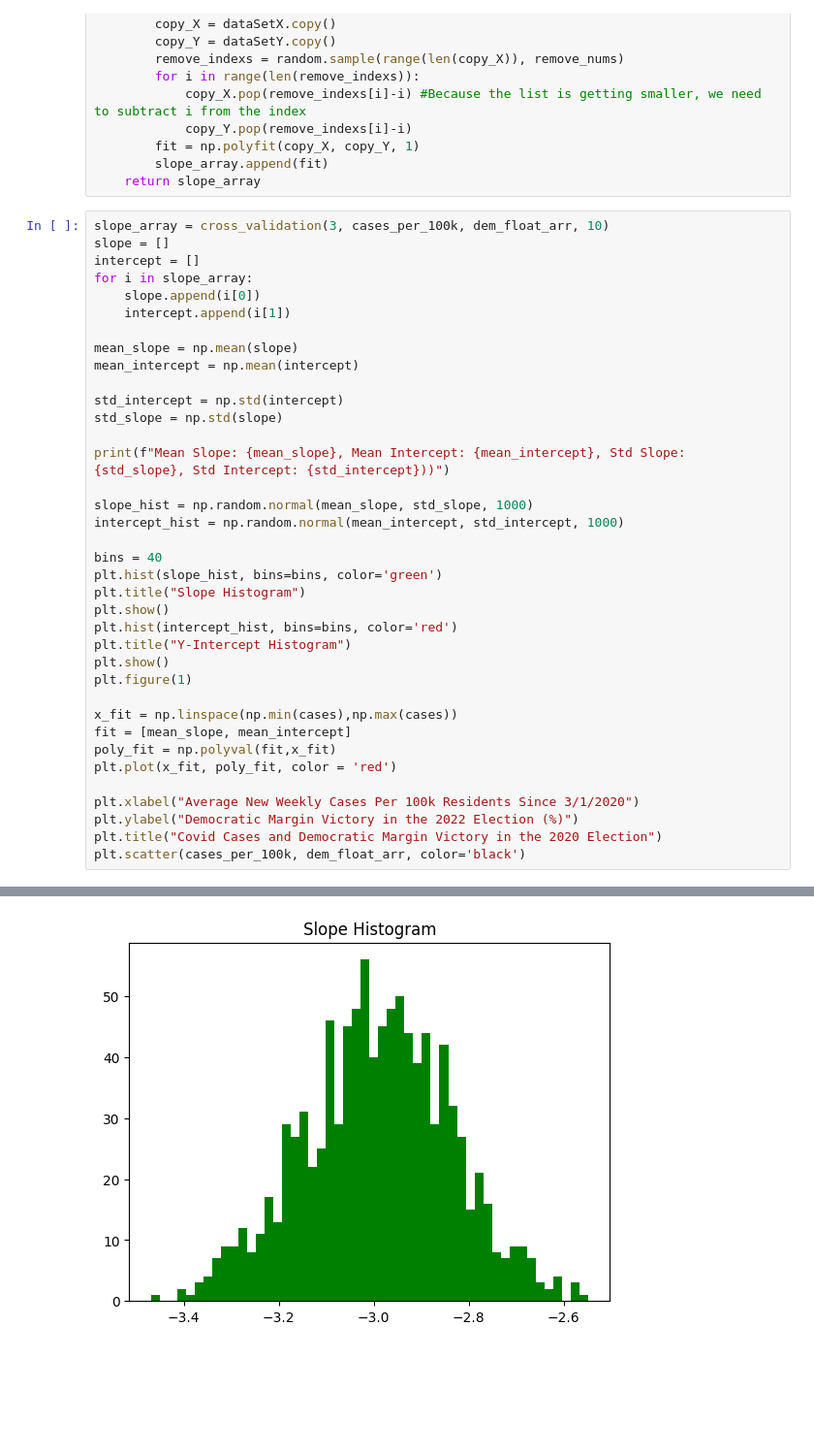
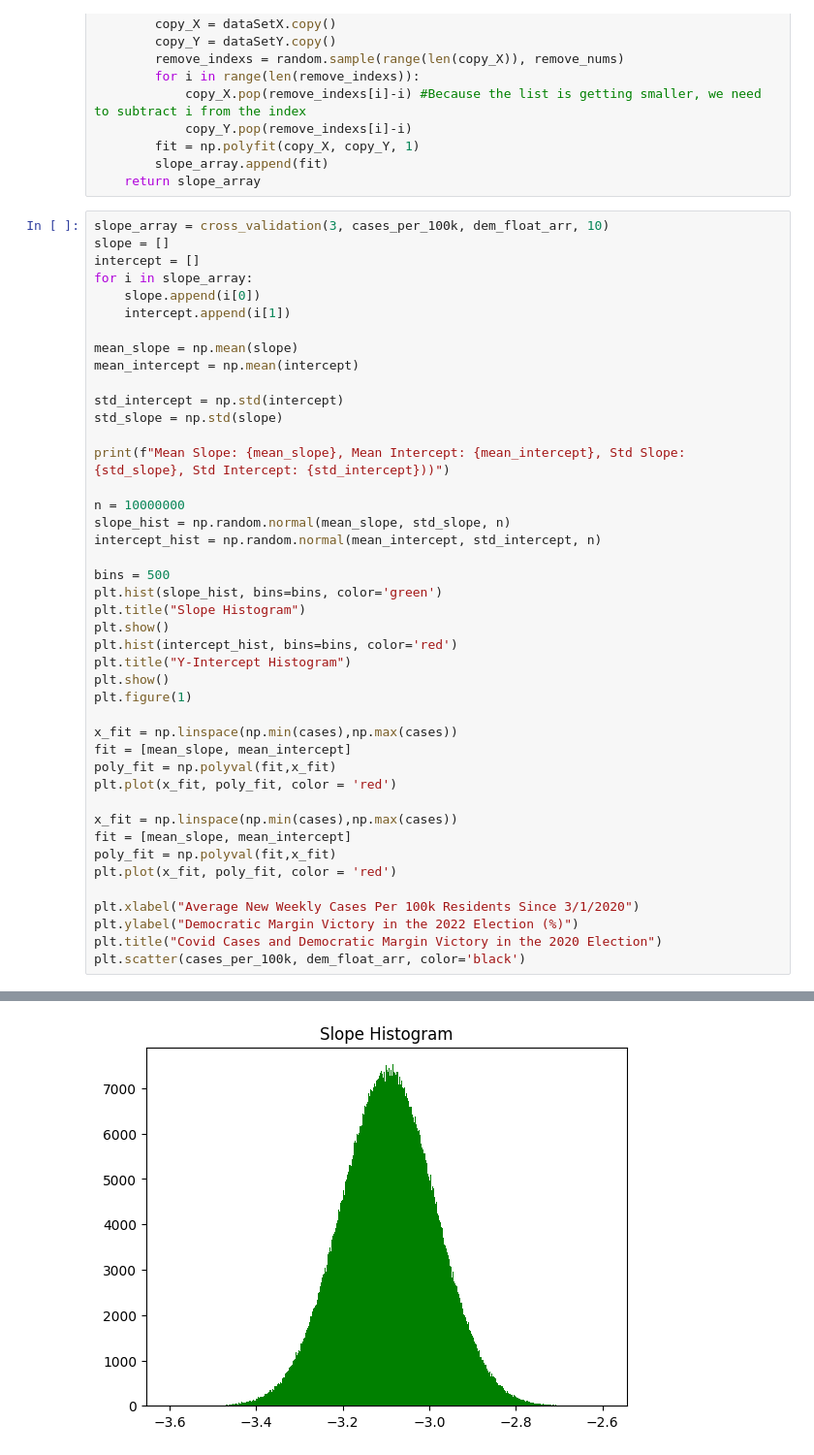
Before and after one commit to alexanderschatzberg/qr_x, a Jupyter notebook: covid-and-politics/src/covid_vs_politics.ipynb, the cells around one changed output, grey strips where cells are left out. Shown at 97% size. Cells and saved outputs as stored; diff of their text form; blank space fills up the shorter version.

Commit message:
Update number of bins to make curves smooth

```diff
--- a/covid-and-politics/src/covid_vs_politics.ipynb
+++ b/covid-and-politics/src/covid_vs_politics.ipynb
@@ -178,10 +178,11 @@ std_slope = np.std(slope)
 
 print(f"Mean Slope: {mean_slope}, Mean Intercept: {mean_intercept}, Std Slope: {std_slope}, Std Intercept: {std_intercept}))")
 
-slope_hist = np.random.normal(mean_slope, std_slope, 1000)
-intercept_hist = np.random.normal(mean_intercept, std_intercept, 1000)
+n = 10000000
+slope_hist = np.random.normal(mean_slope, std_slope, n)
+intercept_hist = np.random.normal(mean_intercept, std_intercept, n)
 
-bins = 40
+bins = 500
 plt.hist(slope_hist, bins=bins, color='green')
 plt.title("Slope Histogram")
 plt.show()
@@ -195,6 +196,11 @@ fit = [mean_slope, mean_intercept]
 poly_fit = np.polyval(fit,x_fit)
 plt.plot(x_fit, poly_fit, color = 'red')
 
+x_fit = np.linspace(np.min(cases),np.max(cases))
+fit = [mean_slope, mean_intercept]
+poly_fit = np.polyval(fit,x_fit)
+plt.plot(x_fit, poly_fit, color = 'red')
+
 plt.xlabel("Average New Weekly Cases Per 100k Residents Since 3/1/2020")
 plt.ylabel("Democratic Margin Victory in the 2022 Election (%)")
 plt.title("Covid Cases and Democratic Margin Victory in the 2020 Election")
@@ -204 +210 @@ Mean Slope: -2.9960243776265036, Mean Intercept: 38.793935501811475, Std Slope:
-[figure, old version]
+[figure, new version]
```
Also changed, not shown: parts of 1 cell of this notebook.
